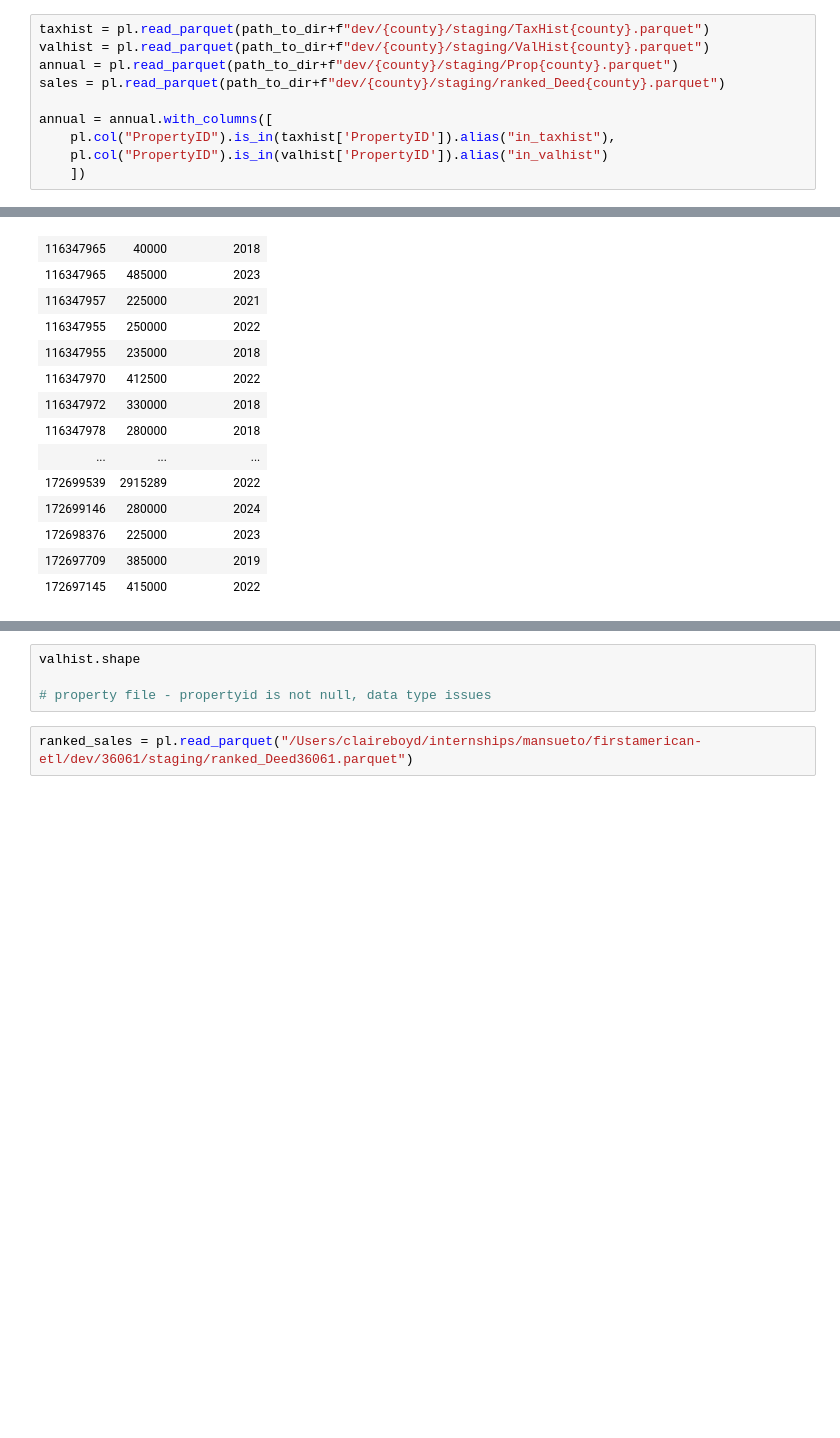
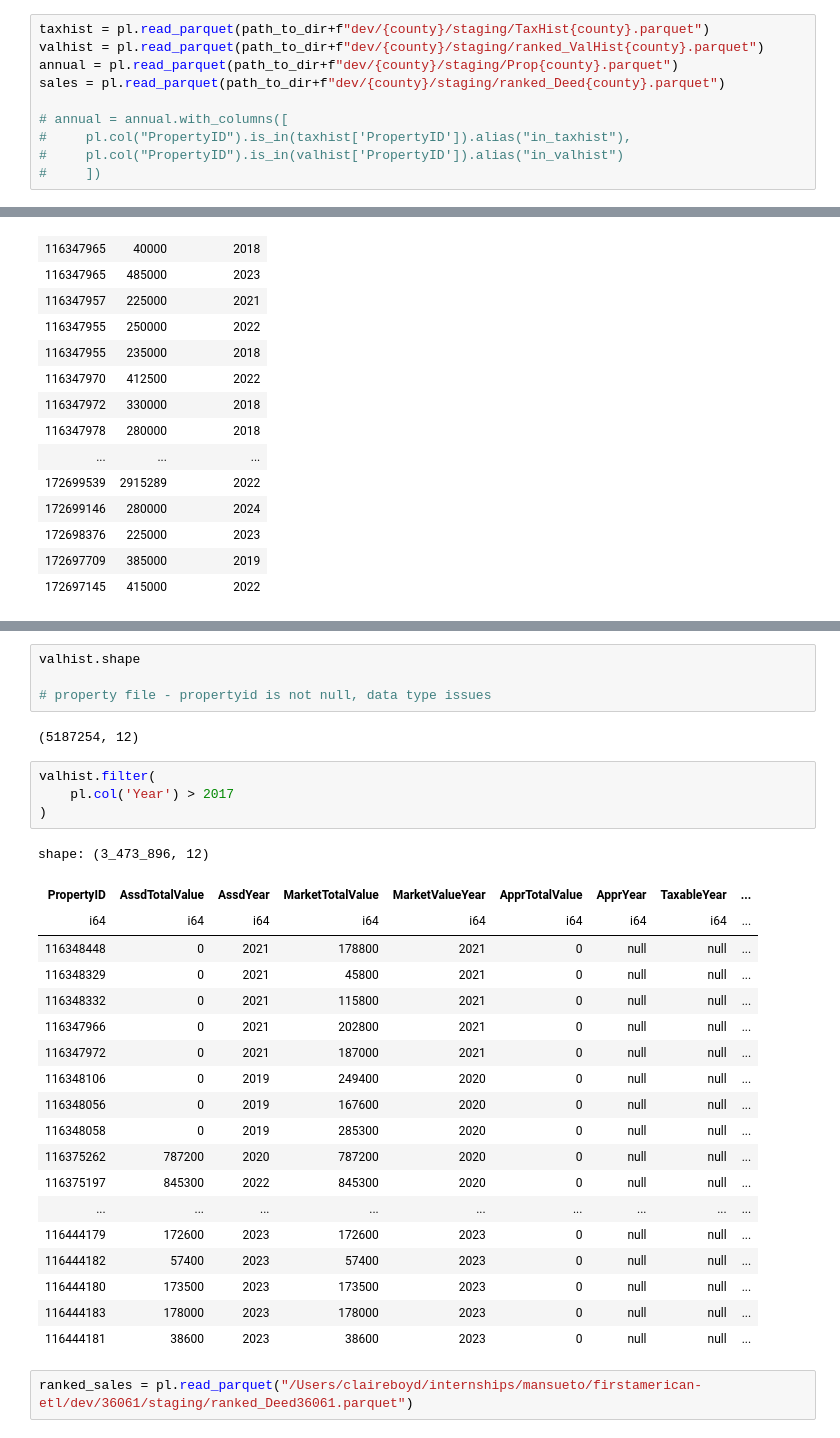
Before and after one commit to claireboyd/firstamerican-etl, a Jupyter notebook: scratch.ipynb, the cells around one changed output, grey strips where cells are left out. Cells and saved outputs as stored; diff of their text form; blank space fills up the shorter version.

Commit message:
ranked valhist

```diff
--- a/scratch.ipynb
+++ b/scratch.ipynb
@@ -20,14 +20,14 @@ county = "42101"
 path_to_dir = "/Users/claireboyd/internships/mansueto/firstamerican-etl/"
 # %%
 taxhist = pl.read_parquet(path_to_dir+f"dev/{county}/staging/TaxHist{county}.parquet")
-valhist = pl.read_parquet(path_to_dir+f"dev/{county}/staging/ValHist{county}.parquet")
+valhist = pl.read_parquet(path_to_dir+f"dev/{county}/staging/ranked_ValHist{county}.parquet")
 annual = pl.read_parquet(path_to_dir+f"dev/{county}/staging/Prop{county}.parquet")
 sales = pl.read_parquet(path_to_dir+f"dev/{county}/staging/ranked_Deed{county}.parquet")
 
-annual = annual.with_columns([
-    pl.col("PropertyID").is_in(taxhist['PropertyID']).alias("in_taxhist"),
-    pl.col("PropertyID").is_in(valhist['PropertyID']).alias("in_valhist")
-    ])
+# annual = annual.with_columns([
+#     pl.col("PropertyID").is_in(taxhist['PropertyID']).alias("in_taxhist"),
+#     pl.col("PropertyID").is_in(valhist['PropertyID']).alias("in_valhist")
+#     ])
 # %%
 annual["in_taxhist"].value_counts()
 # %%
@@ -137,6 +141,32 @@ sales.schema
 valhist.shape
 
 # property file - propertyid is not null, data type issues
+# %% [output]
+(5187254, 12)
+# %%
+valhist.filter(
+    pl.col('Year') > 2017
+)
+# %% [output]
+shape: (3_473_896, 12)
+| PropertyID | AssdTotalValue | AssdYear | MarketTotalValue | MarketValueYear | ApprTotalValue | ApprYear | TaxableYear | ... |
+| i64 | i64 | i64 | i64 | i64 | i64 | i64 | i64 | ... |
+| 116348448 | 0 | 2021 | 178800 | 2021 | 0 | null | null | ... |
+| 116348329 | 0 | 2021 | 45800 | 2021 | 0 | null | null | ... |
+| 116348332 | 0 | 2021 | 115800 | 2021 | 0 | null | null | ... |
+| 116347966 | 0 | 2021 | 202800 | 2021 | 0 | null | null | ... |
+| 116347972 | 0 | 2021 | 187000 | 2021 | 0 | null | null | ... |
+| 116348106 | 0 | 2019 | 249400 | 2020 | 0 | null | null | ... |
+| 116348056 | 0 | 2019 | 167600 | 2020 | 0 | null | null | ... |
+| 116348058 | 0 | 2019 | 285300 | 2020 | 0 | null | null | ... |
+| 116375262 | 787200 | 2020 | 787200 | 2020 | 0 | null | null | ... |
+| 116375197 | 845300 | 2022 | 845300 | 2020 | 0 | null | null | ... |
+| ... | ... | ... | ... | ... | ... | ... | ... | ... |
+| 116444179 | 172600 | 2023 | 172600 | 2023 | 0 | null | null | ... |
+| 116444182 | 57400 | 2023 | 57400 | 2023 | 0 | null | null | ... |
+| 116444180 | 173500 | 2023 | 173500 | 2023 | 0 | null | null | ... |
+| 116444183 | 178000 | 2023 | 178000 | 2023 | 0 | null | null | ... |
+| 116444181 | 38600 | 2023 | 38600 | 2023 | 0 | null | null | ... |
 # %%
 ranked_sales = pl.read_parquet("/Users/claireboyd/internships/mansueto/firstamerican-etl/dev/36061/staging/ranked_Deed36061.parquet")
 # %%
```
Also changed, not shown: parts of 5 cells of this notebook, 1 other file.
